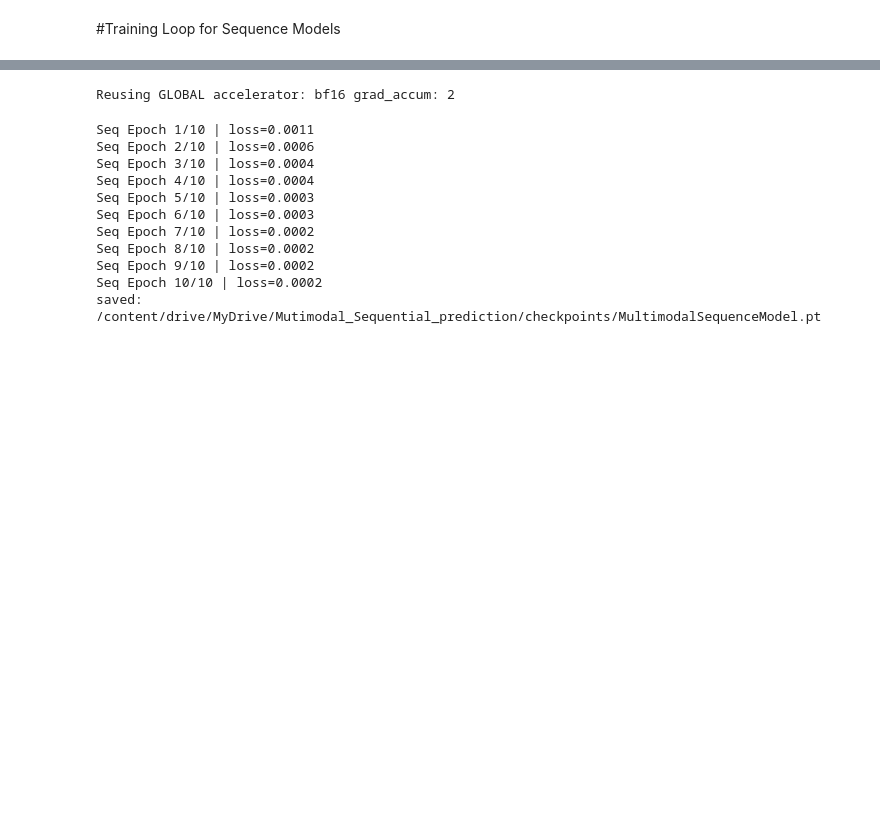
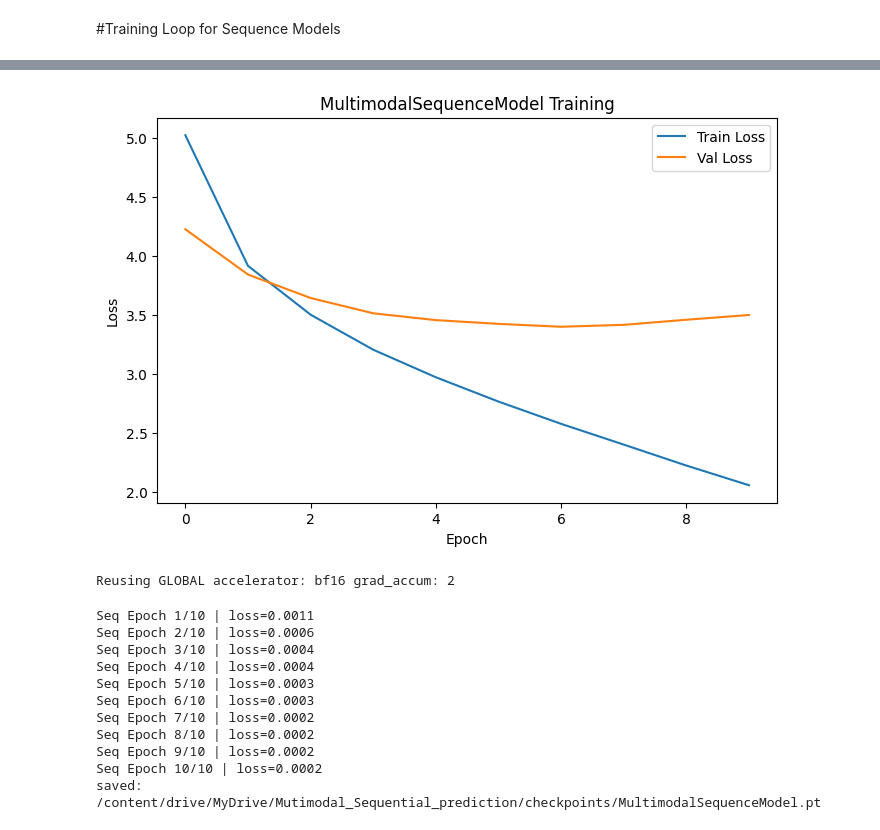
Before and after one commit to akinpelumiajayi/Multimodal-Sequence-Modelling, a Jupyter notebook: experiment_notebook.ipynb, the cells around one changed output, grey strips where cells are left out. Cells and saved outputs as stored; diff of their text form; code cells hidden in the pictures; blank space fills up the shorter version.

```diff
--- a/experiment_notebook.ipynb
+++ b/experiment_notebook.ipynb
@@ -173,3 +407,26 @@ imgs224: (4, 3, 224, 224) ids: (3, 64) gt_img512: (3, 512, 512)
+# %%
+import os
+import matplotlib.pyplot as plt
+
+# Create output directory if it doesn't exist
+RES_DIR = "/content/drive/MyDrive/Mutimodal_Sequential_prediction/results"
+os.makedirs(RES_DIR, exist_ok=True)
+
+plt.figure(figsize=(8,5))
+plt.plot(train_losses, label="Train Loss")
+plt.plot(val_losses, label="Val Loss")
+plt.xlabel("Epoch")
+plt.ylabel("Loss")
+plt.title("MultimodalSequenceModel Training")
+plt.legend()
+#plt.grid(True)
+# Save the figure
+Training_loss_path = os.path.join(RES_DIR, "Training_losses.png")
+plt.savefig(Training_loss_path, dpi=300, bbox_inches="tight")
+
+plt.show()
+# %% [output]
+[figure, added]
 # %%
 print("Reusing GLOBAL accelerator:", accelerator.mixed_precision, "grad_accum:", accelerator.gradient_accumulation_steps)
 device = accelerator.device
```
Also changed, not shown: parts of 12 cells of this notebook, 3 other files.
